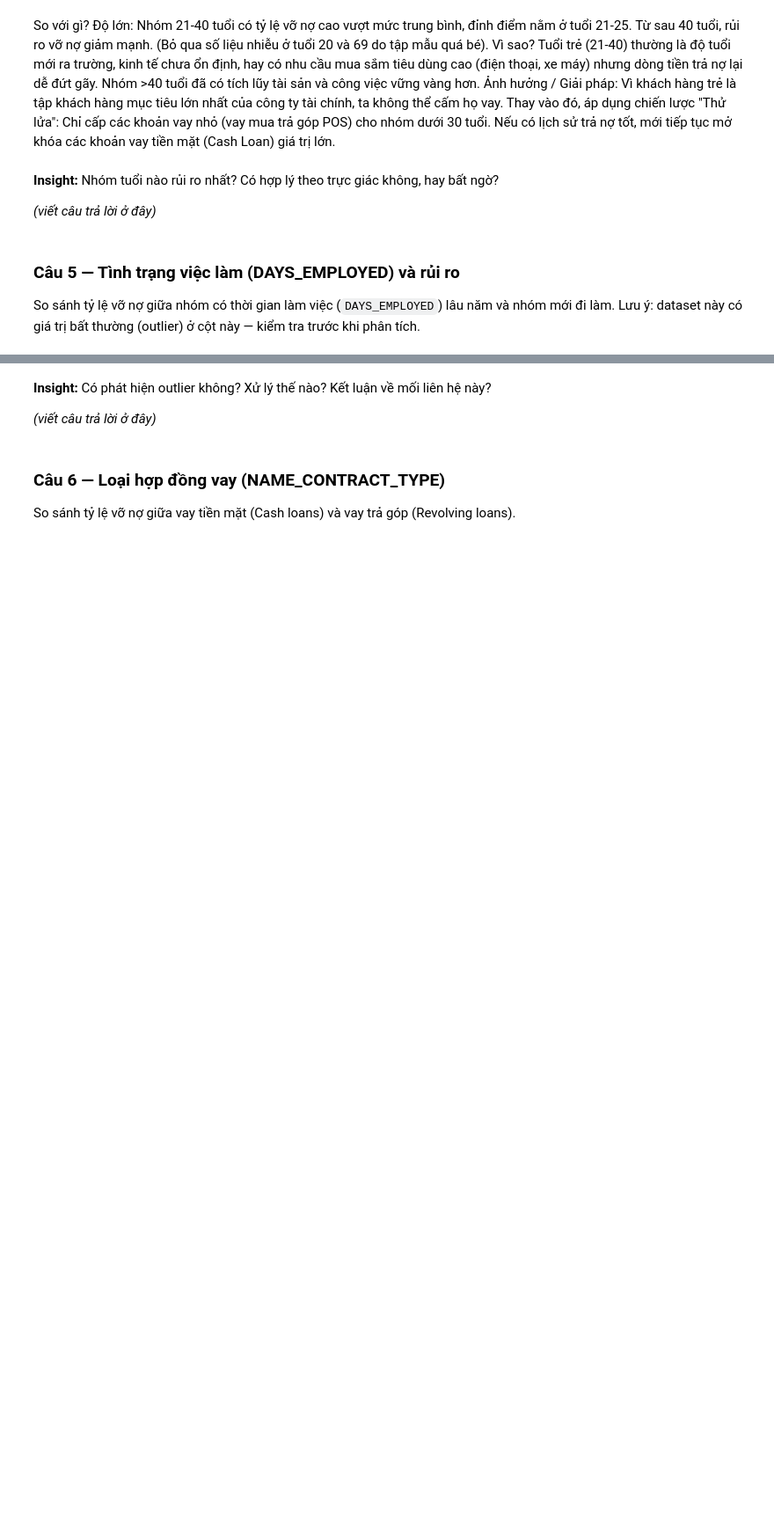
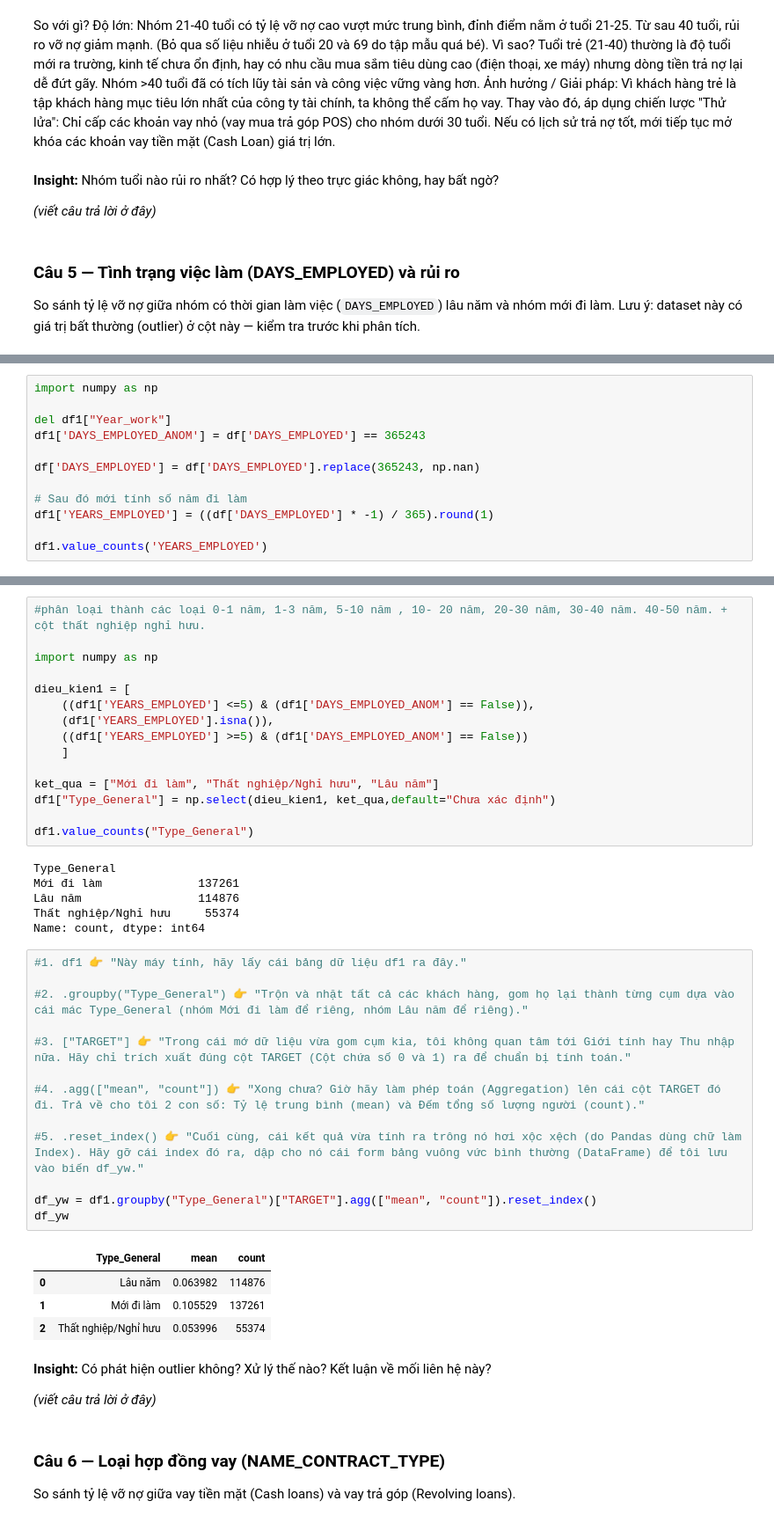
Before and after one commit to tuananhvui7-collab/credit-risk-eda, a Jupyter notebook: credit_risk_eda_template.ipynb, the cells around one changed output, grey strips where cells are left out. Shown at 88% size. Saved outputs shown, nothing was run; the diff lists cells and outputs as text; blank space fills up the shorter version.

```diff
--- a/credit_risk_eda_template.ipynb
+++ b/credit_risk_eda_template.ipynb
@@ -400,0 +449,12 @@ So sánh tỷ lệ vỡ nợ giữa nhóm có thời gian làm việc (`DAYS_EMP
+# %%
+import numpy as np
+
+del df1["Year_work"]
+df1['DAYS_EMPLOYED_ANOM'] = df['DAYS_EMPLOYED'] == 365243
+
+df['DAYS_EMPLOYED'] = df['DAYS_EMPLOYED'].replace(365243, np.nan)
+
+# Sau đó mới tính số năm đi làm
+df1['YEARS_EMPLOYED'] = ((df['DAYS_EMPLOYED'] * -1) / 365).round(1)
+
+df1.value_counts('YEARS_EMPLOYED')
@@ -401,3 +475,42 @@ So sánh tỷ lệ vỡ nợ giữa nhóm có thời gian làm việc (`DAYS_EMP
+# %%
+#phân loại thành các loại 0-1 năm, 1-3 năm, 5-10 năm , 10- 20 năm, 20-30 năm, 30-40 năm. 40-50 năm. + cột thất nghiệp nghỉ hưu.
+
+import numpy as np
+
+dieu_kien1 = [
+    ((df1['YEARS_EMPLOYED'] <=5) & (df1['DAYS_EMPLOYED_ANOM'] == False)),
+    (df1['YEARS_EMPLOYED'].isna()),
+    ((df1['YEARS_EMPLOYED'] >=5) & (df1['DAYS_EMPLOYED_ANOM'] == False))
+    ]
+
+ket_qua = ["Mới đi làm", "Thất nghiệp/Nghỉ hưu", "Lâu năm"]
+df1["Type_General"] = np.select(dieu_kien1, ket_qua,default="Chưa xác định")
+
+df1.value_counts("Type_General")
+# %% [output]
+Type_General
+Mới đi làm              137261
+Lâu năm                 114876
+Thất nghiệp/Nghỉ hưu     55374
+Name: count, dtype: int64
+# %%
+#1. df1 👉 "Này máy tính, hãy lấy cái bảng dữ liệu df1 ra đây."
+
+#2. .groupby("Type_General") 👉 "Trộn và nhặt tất cả các khách hàng, gom họ lại thành từng cụm dựa vào cái mác Type_General (nhóm Mới đi làm để riêng, nhóm Lâu năm để riêng)."
+
+#3. ["TARGET"] 👉 "Trong cái mớ dữ liệu vừa gom cụm kia, tôi không quan tâm tới Giới tính hay Thu nhập nữa. Hãy chỉ trích xuất đúng cột TARGET (Cột chứa số 0 và 1) ra để chuẩn bị tính toán."
+
+#4. .agg(["mean", "count"]) 👉 "Xong chưa? Giờ hãy làm phép toán (Aggregation) lên cái cột TARGET đó đi. Trả về cho tôi 2 con số: Tỷ lệ trung bình (mean) và Đếm tổng số lượng người (count)."
+
+#5. .reset_index() 👉 "Cuối cùng, cái kết quả vừa tính ra trông nó hơi xộc xệch (do Pandas dùng chữ làm Index). Hãy gỡ cái index đó ra, dập cho nó cái form bảng vuông vức bình thường (DataFrame) để tôi lưu vào biến df_yw."
+
+df_yw = df1.groupby("Type_General")["TARGET"].agg(["mean", "count"]).reset_index()
+df_yw
+# %% [output]
+|  | Type_General | mean | count |
+| 0 | Lâu năm | 0.063982 | 114876 |
+| 1 | Mới đi làm | 0.105529 | 137261 |
+| 2 | Thất nghiệp/Nghỉ hưu | 0.053996 | 55374 |
 # %% [markdown]
 **Insight:** Có phát hiện outlier không? Xử lý thế nào? Kết luận về mối liên hệ này?
 
```
Also changed, not shown: parts of 6 cells of this notebook.
